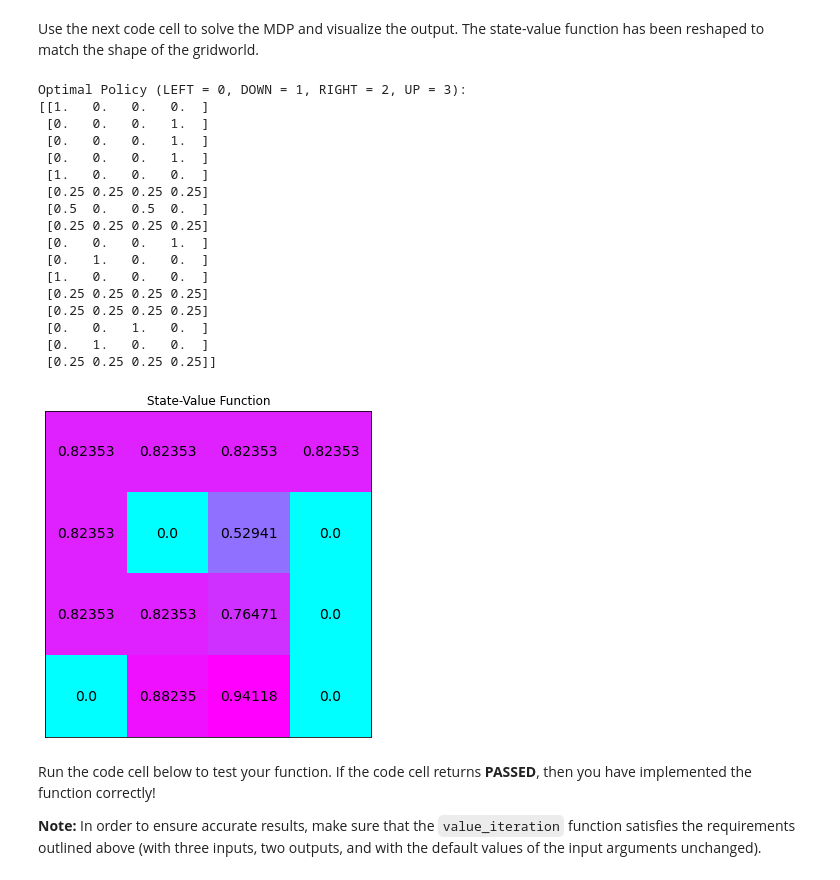
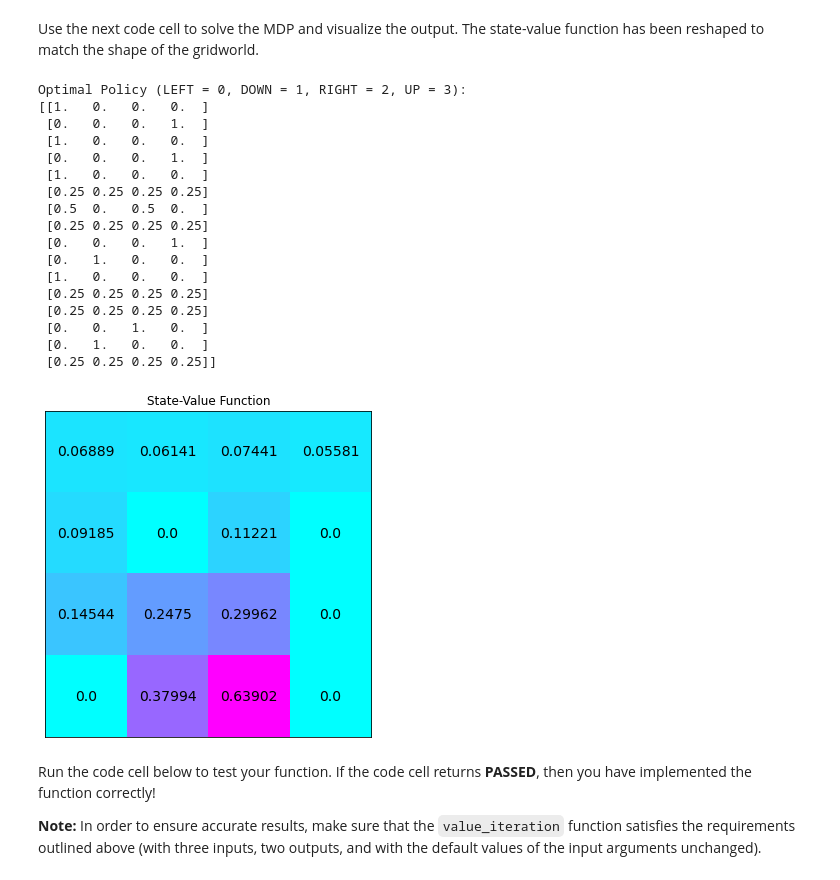
Before and after one commit to rezakarbasi/Course_RL_S2021, a Jupyter notebook: 4- DP/4_DP_solution.ipynb, the cells around one changed output. Cells and saved outputs as stored; diff of their text form; code cells hidden in the pictures.

```diff
--- a/4- DP/4_DP_solution.ipynb
+++ b/4- DP/4_DP_solution.ipynb
@@ -532,38 +532,46 @@ The algorithm returns as **output**:
 # %%
 def value_iteration(env, gamma=1, theta=1e-8):
     V = np.zeros(env.nS)
-
+    while True:
+        delta = 0
+        for s in range(env.nS):
+            v = V[s]
+            V[s] = max(q_from_v(env, V, s, gamma))
+            delta = max(delta,abs(V[s]-v))
+        if delta < theta:
+            break
+    policy = policy_improvement(env, V, gamma)
     return policy, V
 # %% [markdown]
 Use the next code cell to solve the MDP and visualize the output.  The state-value function has been reshaped to match the shape of the gridworld.
 # %%
-policy_vi, V_vi = value_iteration(env)
+policy_vi, V_vi = value_iteration(env,0.9)
 
 # print the optimal policy
 print("\nOptimal Policy (LEFT = 0, DOWN = 1, RIGHT = 2, UP = 3):")
 print(policy_vi,"\n")
 
 # plot the optimal state-value function
 plot_values(V_vi)
 # %% [output]
 Optimal Policy (LEFT = 0, DOWN = 1, RIGHT = 2, UP = 3):
 [[1.   0.   0.   0.  ]
  [0.   0.   0.   1.  ]
- [0.   0.   0.   1.  ]
+ [1.   0.   0.   0.  ]
  [0.   0.   0.   1.  ]
  [1.   0.   0.   0.  ]
  [0.25 0.25 0.25 0.25]
  [0.5  0.   0.5  0.  ]
  [0.25 0.25 0.25 0.25]
  [0.   0.   0.   1.  ]
  [0.   1.   0.   0.  ]
  [1.   0.   0.   0.  ]
  [0.25 0.25 0.25 0.25]
  [0.25 0.25 0.25 0.25]
  [0.   0.   1.   0.  ]
  [0.   1.   0.   0.  ]
  [0.25 0.25 0.25 0.25]]
-[figure, old version]
+[figure, new version]
 # %% [markdown]
 Run the code cell below to test your function.  If the code cell returns **PASSED**, then you have implemented the function correctly!
 
```
Also changed, not shown: 5 other files.
